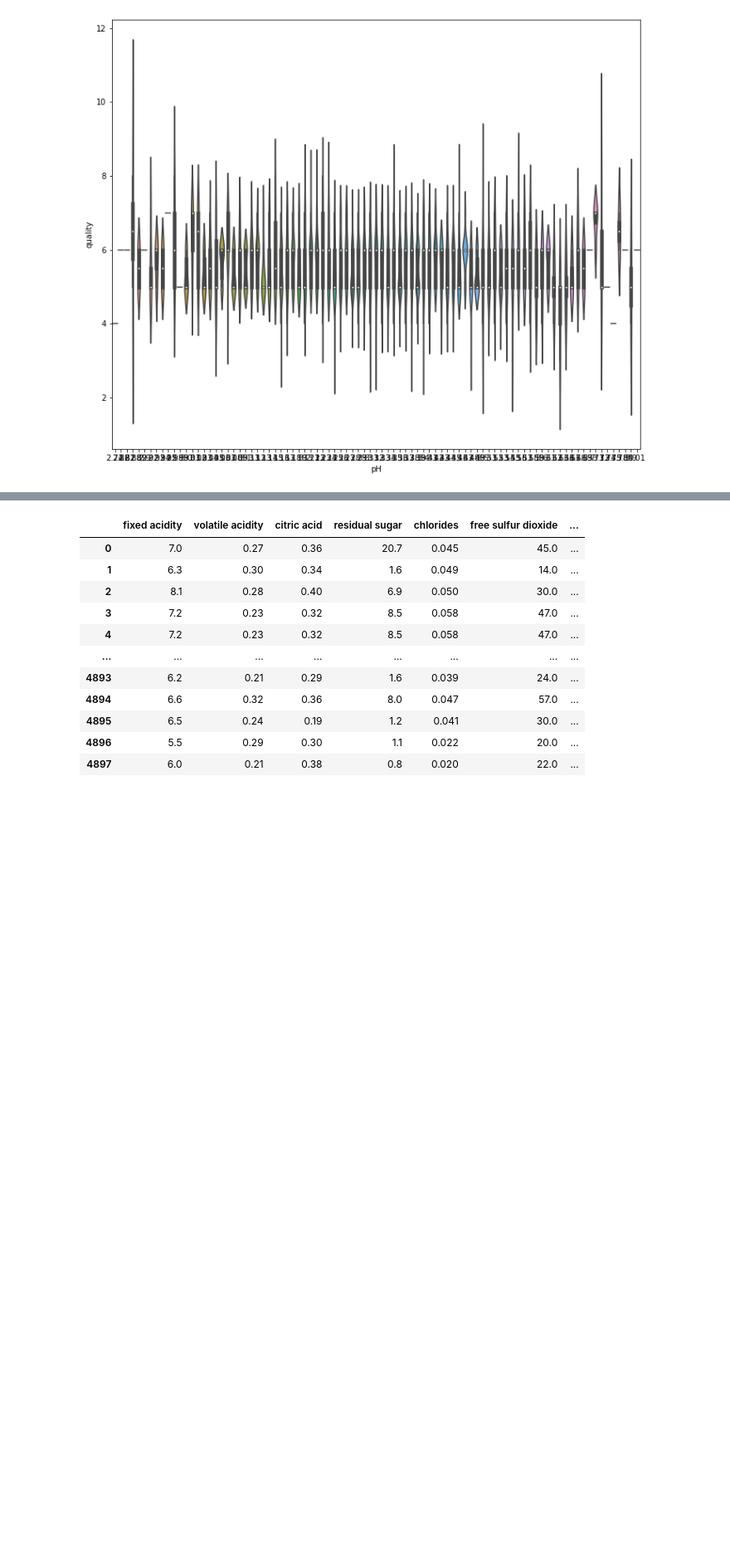
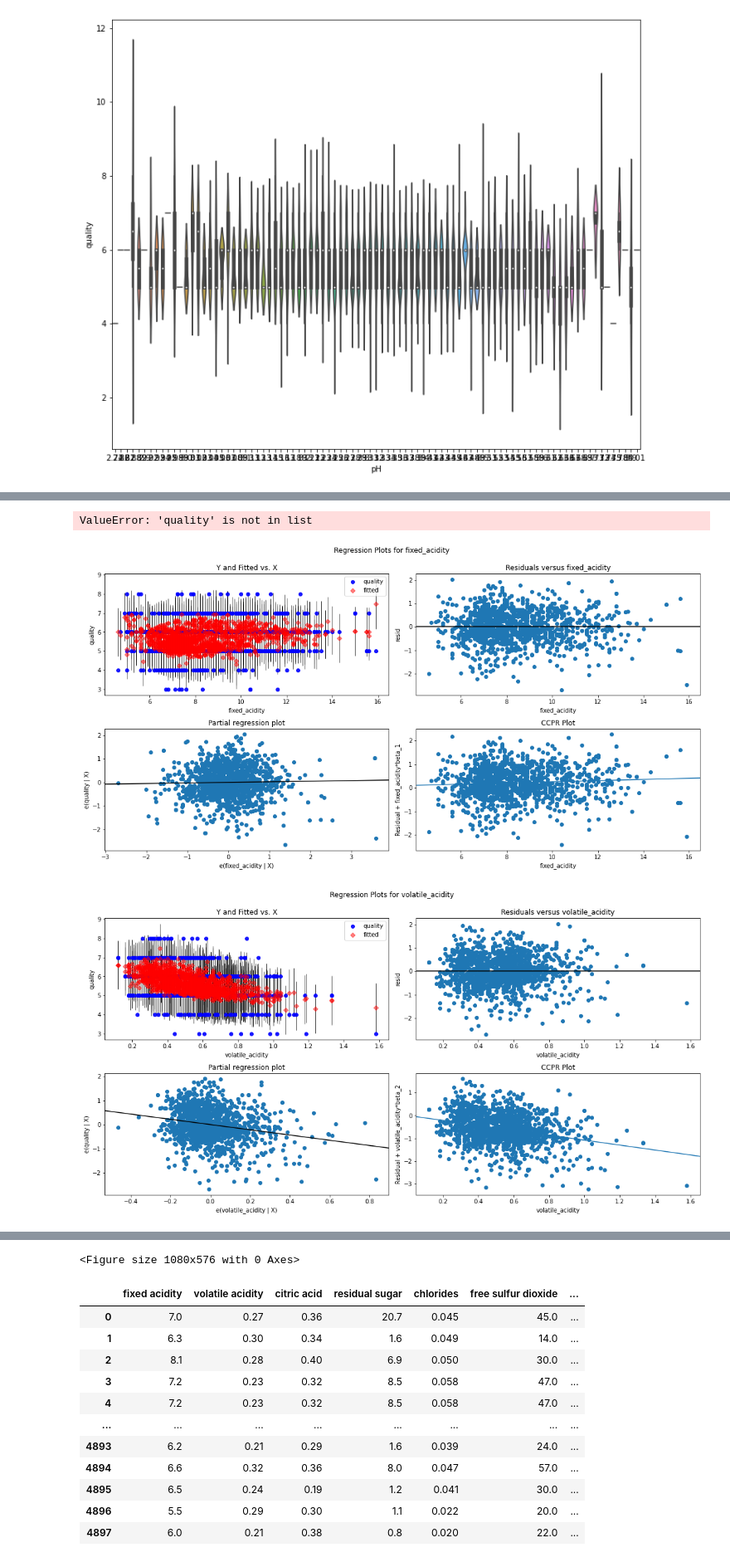
Before and after one commit to klsalcedo/red_wine_analysis, a Jupyter notebook: data_cleaning.ipynb, the cells around one changed output, grey strips where cells are left out. Shown at 83% size. Cells and saved outputs as stored; diff of their text form; code cells hidden in the pictures; blank space fills up the shorter version.

Commit message:
baseline model

```diff
--- a/data_cleaning.ipynb
+++ b/data_cleaning.ipynb
@@ -47,7 +47,7 @@ df['quality'].unique()
 # %% [output]
 array([5, 6, 7, 4, 8, 3])
 # %%
-for column in df:
-    sns.violinplot(x=df[column],y=df['quality'],label = column)
-    plt.legend()
-    plt.show()
+# for column in df:
+#     sns.violinplot(x=df[column],y=df['quality'],label = column)
+#     plt.legend()
+#     plt.show()
@@ -73,0 +64,5 @@ sns.violinplot(x='pH',y='quality',data=df)
+# %%
+f = 'quality~'+ '+'.join(df.columns[:-1])
+# %%
+model = ols(formula = f, data= df).fit()
+model.summary()
@@ -73,0 +101,8 @@ sns.violinplot(x='pH',y='quality',data=df)
+# %%
+for column in df:
+    fig = plt.figure(figsize=(15,8))
+    fig = sm.graphics.plot_regress_exog(model,column, fig=fig)
+# %% [output]
+ValueError: 'quality' is not in list
+[figure, added]
+[figure, added]
@@ -74,3 +118,4 @@ sns.violinplot(x='pH',y='quality',data=df)
+<Figure size 1080x576 with 0 Axes>
 # %%
 df_ = pd.read_csv('wines/WineQuality-WhiteWine.csv')
 df_
```
Also changed, not shown: parts of 6 cells of this notebook, 1 other file.
